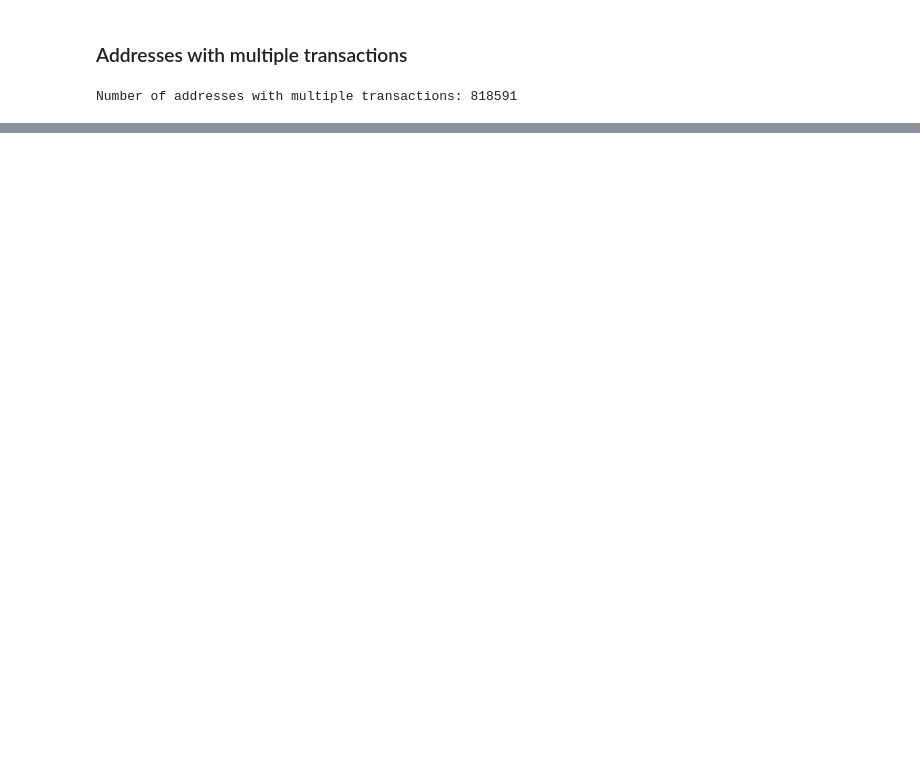
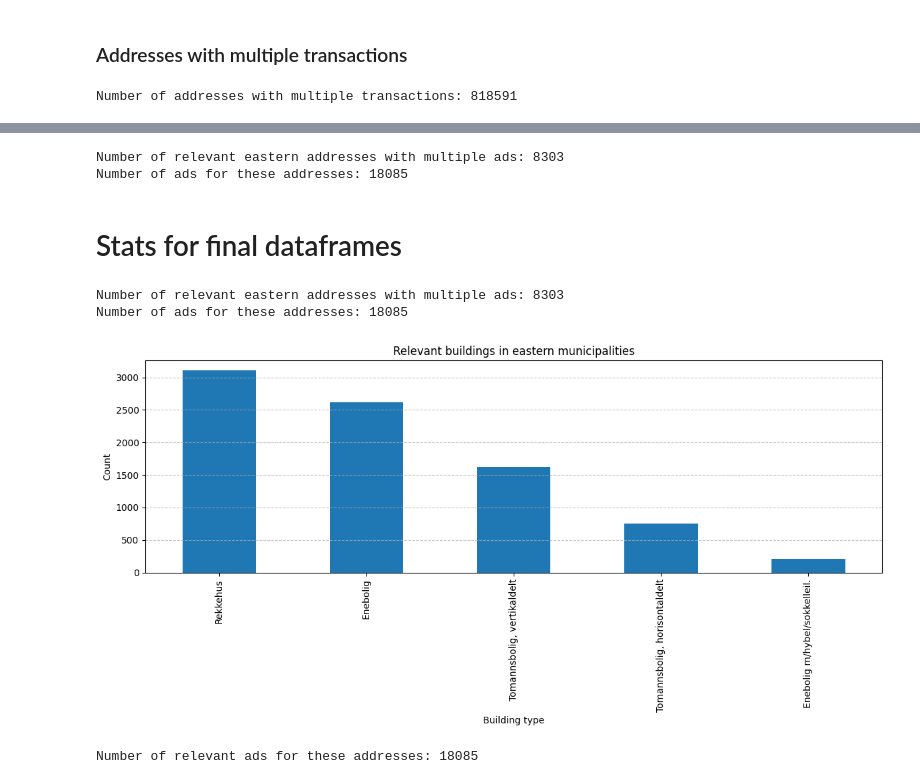
Before and after one commit to kfkhaug/tio4550-housing-energy, a Jupyter notebook: notebooks/data_setup.ipynb, the cells around one changed output, grey strips where cells are left out. Drawn from its saved outputs; the diff is of its cells as text; code cells hidden in the pictures; blank space fills up the shorter version.

```diff
--- a/notebooks/data_setup.ipynb
+++ b/notebooks/data_setup.ipynb
@@ -71,0 +107,3 @@ eastern_relevant_addresses.to_csv("../data/2_interim/eastern_relevant_addresses.
+# %%
+eastern_relevant_addresses = eastern_addresses[eastern_addresses["bygningstype"].isin(relevant_buildings["bygningstype"].unique())]
+eastern_relevant_addresses.to_csv("../data/2_interim/eastern_relevant_addresses.csv", index=False)
@@ -193,0 +201,13 @@ Number of address_ids with more than one occurrence and different heating_score
+# %%
+# Find address_id with more than one ad_code
+processed_transactions_with_ads  = processed_transactions[processed_transactions['ad_code'].notna() & (processed_transactions['ad_code'] != '')]
+address_ad_counts = processed_transactions_with_ads.groupby('address_id')['ad_code'].nunique()
+addresses_with_multiple_ads = address_ad_counts[address_ad_counts > 1].index
+
+print(f"Number of addresses nationwide with multiple ads: {len(addresses_with_multiple_ads)}")
+
+
+# Filter processed_transactions where ad_code is not in any ad_code in all_ads
+processed_transactions_without_ads = processed_transactions[
+	~processed_transactions['ad_code'].isin(all_ads['ad_code'])
+]
@@ -193,0 +222,45 @@ Number of address_ids with more than one occurrence and different heating_score
+# %%
+# Intersection with addresses_with_multiple_ads (which is an Index, so convert to set)
+eastern_addresses_with_multiple_ads = set(addresses_with_multiple_ads) & eastern_relevant_addresses_ids
+eastern_addresses_with_transactions_without_ads = set(processed_transactions_without_ads) & eastern_relevant_addresses_ids
+
+# Filter processed_transactions_with_ads for these addresses
+transactions_with_multiple_ads = processed_transactions_with_ads[processed_transactions_with_ads['address_id'].isin(eastern_addresses_with_multiple_ads)]
+print(f"Number of relevant eastern addresses with multiple ads: {len(eastern_addresses_with_multiple_ads)}")
+print(f"Number of ads for these addresses: {len(transactions_with_multiple_ads)}")
+# %% [output]
+Number of relevant eastern addresses with multiple ads: 8303
+Number of ads for these addresses: 18085
+# %%
+# Get all distinct address_id in transactions_with_multiple_ads
+final_address_ids = eastern_addresses_with_multiple_ads
+# %%
+final_addresses = eastern_relevant_addresses[eastern_relevant_addresses['address_id'].isin(final_address_ids)]
+# %% [markdown]
+# Stats for final dataframes
+# %%
+print(f"Number of relevant eastern addresses with multiple ads: {len(eastern_addresses_with_multiple_ads)}")
+print(f"Number of ads for these addresses: {len(transactions_with_multiple_ads)}")
+# %% [output]
+Number of relevant eastern addresses with multiple ads: 8303
+Number of ads for these addresses: 18085
+# %%
+# Count occurrences of each bygningstype in eastern municipalities
+relevant_buildings_count_final = final_addresses["bygningstype"].value_counts()
+
+# Plot the result
+plt.figure(figsize=(12, 6))
+relevant_buildings_count_final.plot(kind='bar')
+plt.title("Relevant buildings in eastern municipalities")
+plt.xlabel("Building type")
+plt.ylabel("Count")
+plt.grid(axis="y", linestyle="--", alpha=0.7)
+plt.tight_layout()
+plt.show()
+# %% [output]
+[figure, added]
+# %%
+relevant_ads = all_ads[all_ads['ad_code'].isin(transactions_with_multiple_ads['ad_code'])]
+print(f"Number of relevant ads for these addresses: {len(relevant_ads)}")
+# %% [output]
+Number of relevant ads for these addresses: 18085
```
Also changed, not shown: parts of 42 cells of this notebook, 2 other files.
